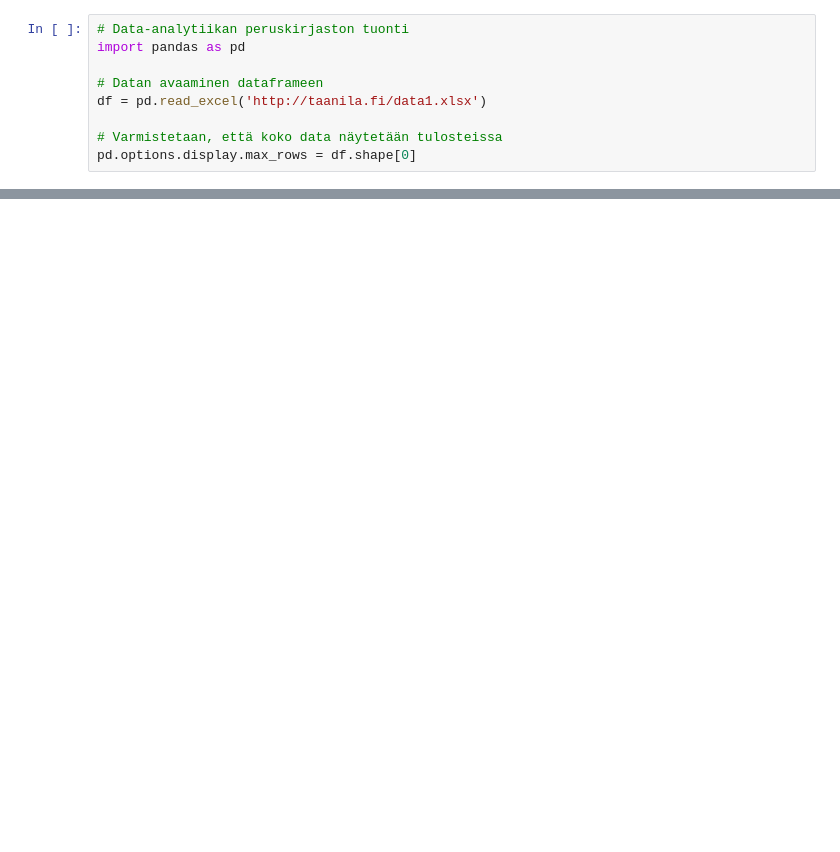
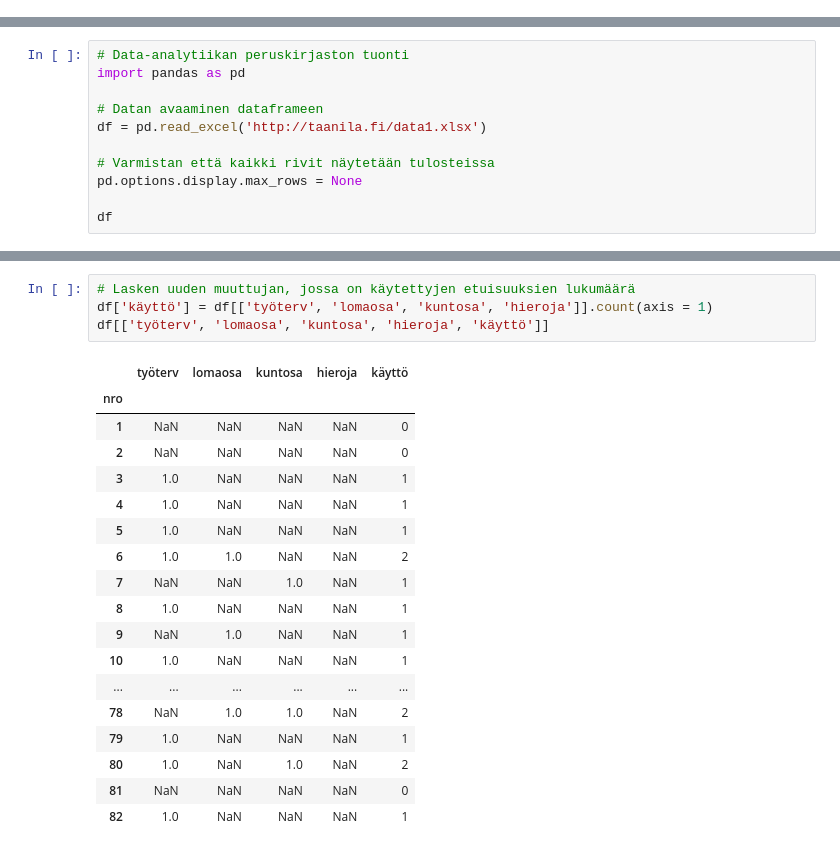
Before and after one commit to taanila/data, a Jupyter notebook: muunna.ipynb, the cells around one changed output, grey strips where cells are left out. Cells and saved outputs as stored; diff of their text form; blank space fills up the shorter version.

Commit message:
Datan muuntaminen

```diff
--- a/muunna.ipynb
+++ b/muunna.ipynb
@@ -15,9 +0,0 @@ Dataan voi olla tarvetta tehdä monenlaisia muunnoksia:
-# %%
-# Data-analytiikan peruskirjaston tuonti
-import pandas as pd
-
-# Datan avaaminen dataframeen
-df = pd.read_excel('http://taanila.fi/data1.xlsx')
-
-# Varmistetaan, että koko data näytetään tulosteissa
-pd.options.display.max_rows = df.shape[0]
@@ -297,0 +18,11 @@ df.to_excel('muunnettu.xlsx')
+# %%
+# Data-analytiikan peruskirjaston tuonti
+import pandas as pd
+
+# Datan avaaminen dataframeen
+df = pd.read_excel('http://taanila.fi/data1.xlsx')
+
+# Varmistan että kaikki rivit näytetään tulosteissa
+pd.options.display.max_rows = None
+
+df
@@ -297,0 +238,23 @@ df.to_excel('muunnettu.xlsx')
+# %%
+# Lasken uuden muuttujan, jossa on käytettyjen etuisuuksien lukumäärä
+df['käyttö'] = df[['työterv', 'lomaosa', 'kuntosa', 'hieroja']].count(axis = 1)
+df[['työterv', 'lomaosa', 'kuntosa', 'hieroja', 'käyttö']]
+# %% [output]
+|  | työterv | lomaosa | kuntosa | hieroja | käyttö |
+| nro |  |  |  |  |  |
+| 1 | NaN | NaN | NaN | NaN | 0 |
+| 2 | NaN | NaN | NaN | NaN | 0 |
+| 3 | 1.0 | NaN | NaN | NaN | 1 |
+| 4 | 1.0 | NaN | NaN | NaN | 1 |
+| 5 | 1.0 | NaN | NaN | NaN | 1 |
+| 6 | 1.0 | 1.0 | NaN | NaN | 2 |
+| 7 | NaN | NaN | 1.0 | NaN | 1 |
+| 8 | 1.0 | NaN | NaN | NaN | 1 |
+| 9 | NaN | 1.0 | NaN | NaN | 1 |
+| 10 | 1.0 | NaN | NaN | NaN | 1 |
+| ... | ... | ... | ... | ... | ... |
+| 78 | NaN | 1.0 | 1.0 | NaN | 2 |
+| 79 | 1.0 | NaN | NaN | NaN | 1 |
+| 80 | 1.0 | NaN | 1.0 | NaN | 2 |
+| 81 | NaN | NaN | NaN | NaN | 0 |
+| 82 | 1.0 | NaN | NaN | NaN | 1 |
```
Also changed, not shown: parts of 38 cells of this notebook.
